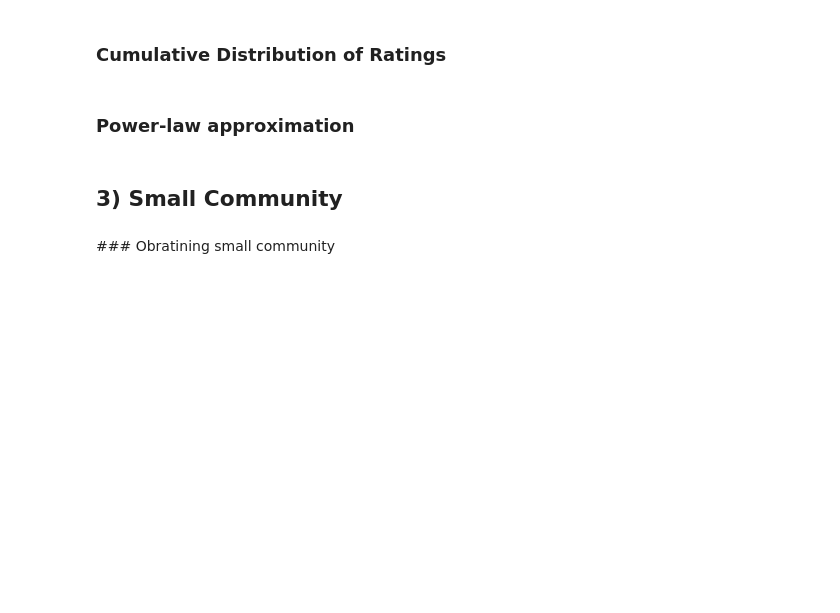
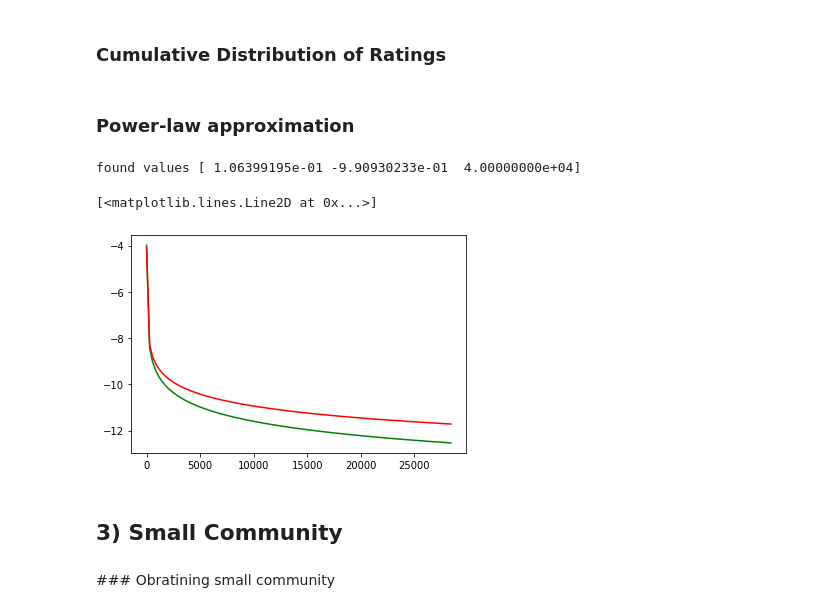
Before and after one commit to tomvopat/na2020-rating_profiles, a Jupyter notebook: rating_profiles.ipynb, the cells around one changed output. Cells and saved outputs as stored; diff of their text form; code cells hidden in the pictures; blank space fills up the shorter version.

Commit message:
Fix powerlaw pdf MLE with scipy.optimize

```diff
--- a/rating_profiles.ipynb
+++ b/rating_profiles.ipynb
@@ -493,16 +499,36 @@ plt.show()
 # %% [markdown]
 ### Power-law approximation
 # %%
-# Another way of fit
+# Another way of fitting the MLE parameters
+
+data = df_concise["inRating_count"]
 
 def ltarget(theta):
-    return -np.sum(powerlaw.logpdf(t, theta[0], theta[1], theta[2]))
+    d = -np.sum(powerlaw.logpdf(data + 0.1, theta[0], theta[1], theta[2]))
+    if d == np.inf or np.isnan(d):
+        return 10000000
+    return d
 
-prior = np.array([0.25556190626454967, -5.3087461247103575e-25, 41315.39602489741])
+# It seems that the location is fitted really poorly and it only has to be higher than 30k
+prior = np.array([0.2, -1, 40000])
 
 theta_opt = scipy.optimize.minimize(ltarget, prior)
 
 print('found values', theta_opt.x)
+# %% [output]
+found values [ 1.06399195e-01 -9.90930233e-01  4.00000000e+04]
+# %%
+t2 = powerlaw.fit(data) # always [0.25556190626454967, -5.3087461247103575e-25, 41315.39602489741]
+
+t = np.linspace(data.min() + 1, data.max(), 100)
+
+t1 = theta_opt.x # eg [1.06399195e-01, -9.90930233e-01, 4.00000000e+04]
+
+plt.plot(t, powerlaw.logpdf(t, t1[0], t1[1], t1[2]), color="g")
+plt.plot(t, powerlaw.logpdf(t, t2[0], t2[1], t2[2]), color="r")
+# %% [output]
+[<matplotlib.lines.Line2D at 0x...>]
+[figure, added]
 # %%
 plt.figure(figsize = (15, 5))
 plt.suptitle("Power-law approximation")
```
Also changed, not shown: parts of 1 cell of this notebook.
